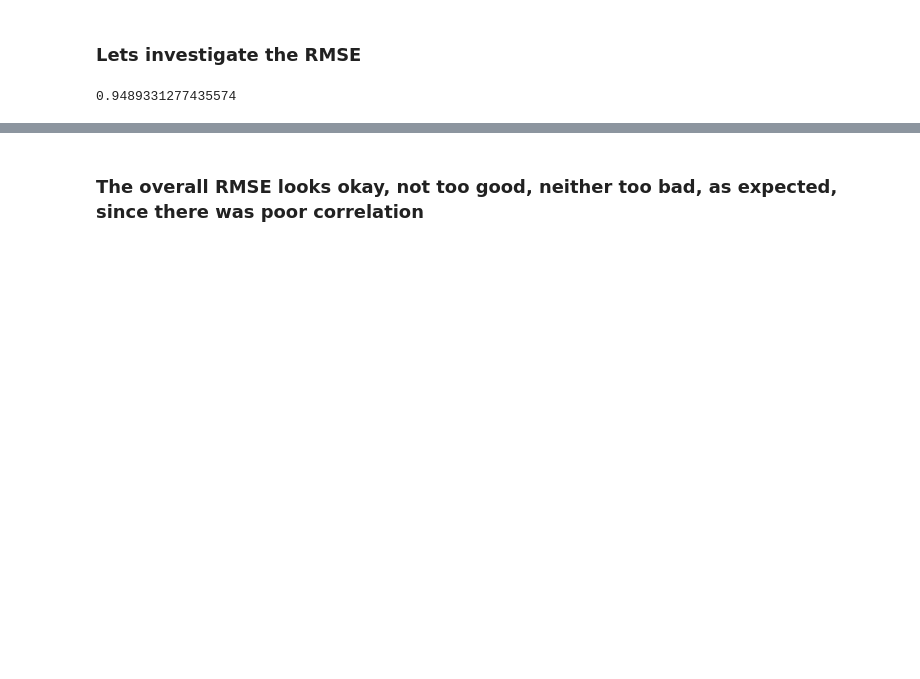
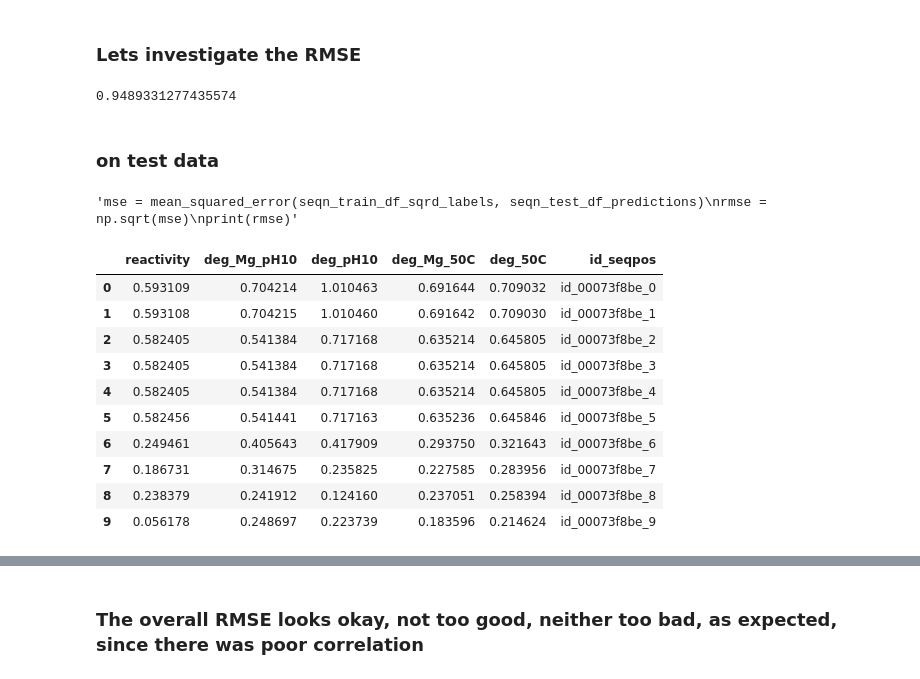
Before and after one commit to sumaniitm/kaggle-mRNA-feature-engineering, a Jupyter notebook: notebook-covid19-mrna.ipynb, the cells around one changed output, grey strips where cells are left out. Saved outputs shown, nothing was run; the diff lists cells and outputs as text; code cells hidden in the pictures; blank space fills up the shorter version.

Commit message:
small change to prepare the submission dataset after running model on unlabelled test data

```diff
--- a/notebook-covid19-mrna.ipynb
+++ b/notebook-covid19-mrna.ipynb
@@ -515,6 +587,8 @@ modelling_pipeline = ColumnTransformer([
 ])
 
 seqn_train_df_prepared = modelling_pipeline.fit_transform(seqn_train_df_sqrd_features)
+# %%
+seqn_test_df_prepared = modelling_pipeline.fit_transform(seqn_test_df_sqrd_features)
 # %%
 print(seqn_train_df_prepared.shape)
 print(seqn_train_df_sqrd_features.shape)
@@ -578,3 +668,29 @@ rmse = np.sqrt(mse)
 print(rmse)
 # %% [output]
 0.9489331277435574
+# %% [markdown]
+### on test data
+# %%
+seqn_test_df_predictions = pd.DataFrame(poly_reg_model.predict(seqn_test_df_prepared),columns=['reactivity', 'deg_Mg_pH10', 'deg_pH10', 'deg_Mg_50C', 'deg_50C'])
+
+"""mse = mean_squared_error(seqn_train_df_sqrd_labels, seqn_test_df_predictions)
+rmse = np.sqrt(mse)
+print(rmse)"""
+# %% [output]
+'mse = mean_squared_error(seqn_train_df_sqrd_labels, seqn_test_df_predictions)\nrmse = np.sqrt(mse)\nprint(rmse)'
+# %%
+seqn_test_df_predictions['id_seqpos'] = seqn_test_df_sqrd['id_base']
+# %%
+seqn_test_df_predictions.head(10)
+# %% [output]
+|  | reactivity | deg_Mg_pH10 | deg_pH10 | deg_Mg_50C | deg_50C | id_seqpos |
+| 0 | 0.593109 | 0.704214 | 1.010463 | 0.691644 | 0.709032 | id_00073f8be_0 |
+| 1 | 0.593108 | 0.704215 | 1.010460 | 0.691642 | 0.709030 | id_00073f8be_1 |
+| 2 | 0.582405 | 0.541384 | 0.717168 | 0.635214 | 0.645805 | id_00073f8be_2 |
+| 3 | 0.582405 | 0.541384 | 0.717168 | 0.635214 | 0.645805 | id_00073f8be_3 |
+| 4 | 0.582405 | 0.541384 | 0.717168 | 0.635214 | 0.645805 | id_00073f8be_4 |
+| 5 | 0.582456 | 0.541441 | 0.717163 | 0.635236 | 0.645846 | id_00073f8be_5 |
+| 6 | 0.249461 | 0.405643 | 0.417909 | 0.293750 | 0.321643 | id_00073f8be_6 |
+| 7 | 0.186731 | 0.314675 | 0.235825 | 0.227585 | 0.283956 | id_00073f8be_7 |
+| 8 | 0.238379 | 0.241912 | 0.124160 | 0.237051 | 0.258394 | id_00073f8be_8 |
+| 9 | 0.056178 | 0.248697 | 0.223739 | 0.183596 | 0.214624 | id_00073f8be_9 |
```
Also changed, not shown: parts of 7 cells of this notebook.
